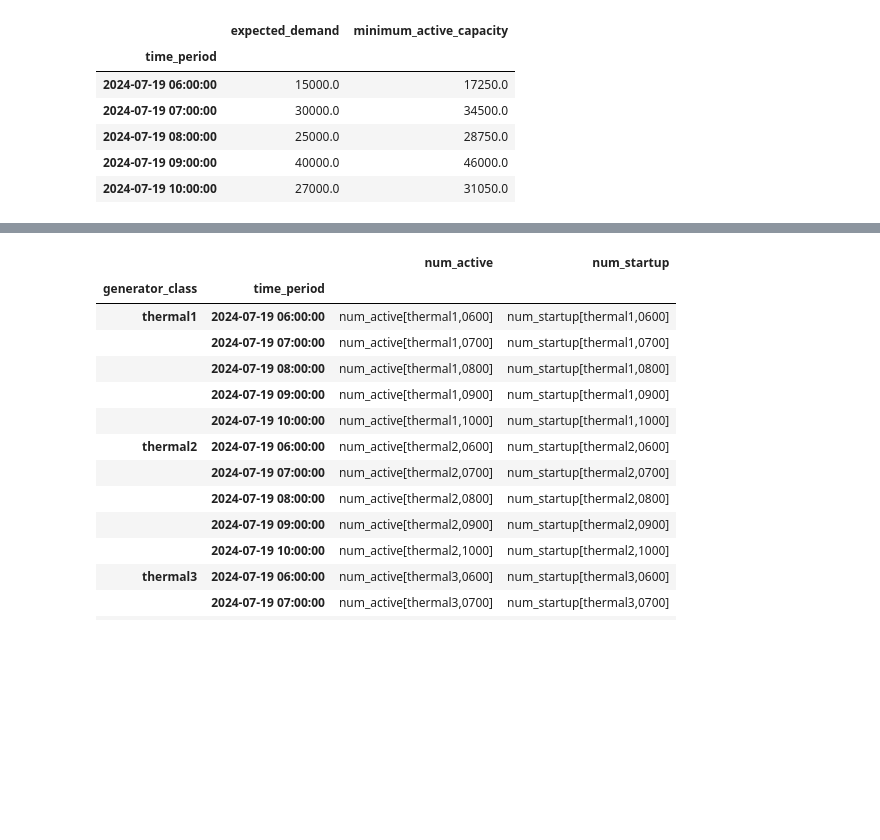
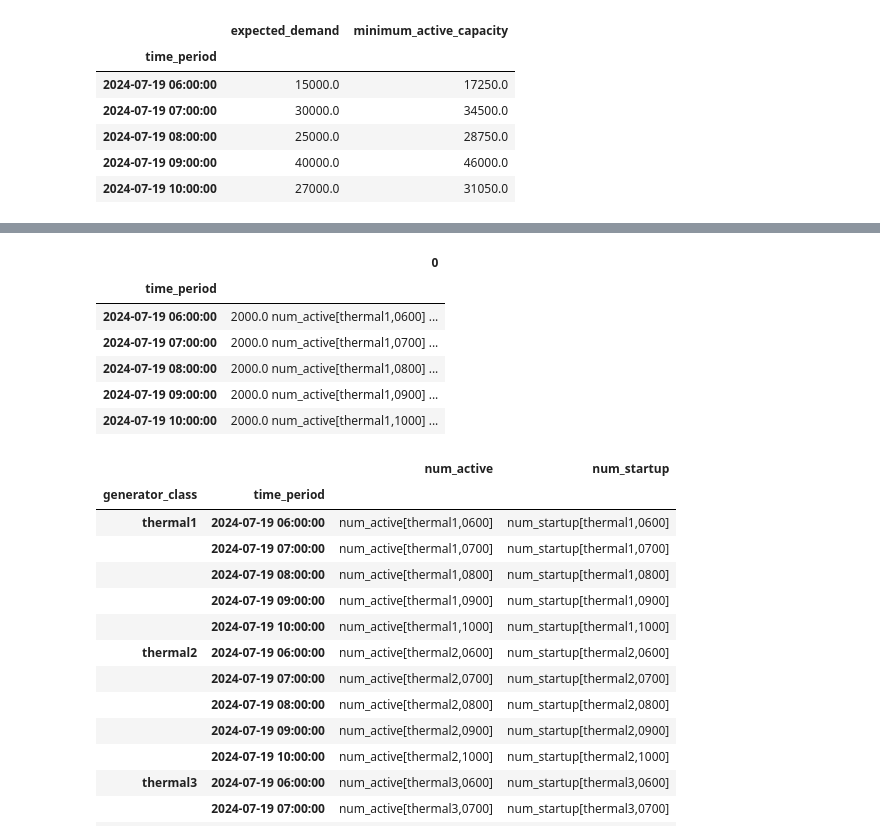
Before and after one commit to Gurobi/gurobipy-pandas, a Jupyter notebook: unit-commitment.ipynb, the cells around one changed output, grey strips where cells are left out. Drawn from its saved outputs; the diff is of its cells as text; code cells hidden in the pictures; blank space fills up the shorter version.

```diff
--- a/unit-commitment.ipynb
+++ b/unit-commitment.ipynb
@@ -188,6 +231,16 @@ active_capacity_constraint = gppd.add_constrs(
     GRB.GREATER_EQUAL,
     time_period_data["minimum_active_capacity"],
 )
+# %%
+active_capacity.to_frame()
+# %% [output]
+|  | 0 |
+| time_period |  |
+| 2024-07-19 06:00:00 | 2000.0 num_active[thermal1,0600] ... |
+| 2024-07-19 07:00:00 | 2000.0 num_active[thermal1,0700] ... |
+| 2024-07-19 08:00:00 | 2000.0 num_active[thermal1,0800] ... |
+| 2024-07-19 09:00:00 | 2000.0 num_active[thermal1,0900] ... |
+| 2024-07-19 10:00:00 | 2000.0 num_active[thermal1,1000] ... |
 # %%
 (
     generators[["num_active", "num_startup"]]
```
Also changed, not shown: parts of 6 cells of this notebook.
